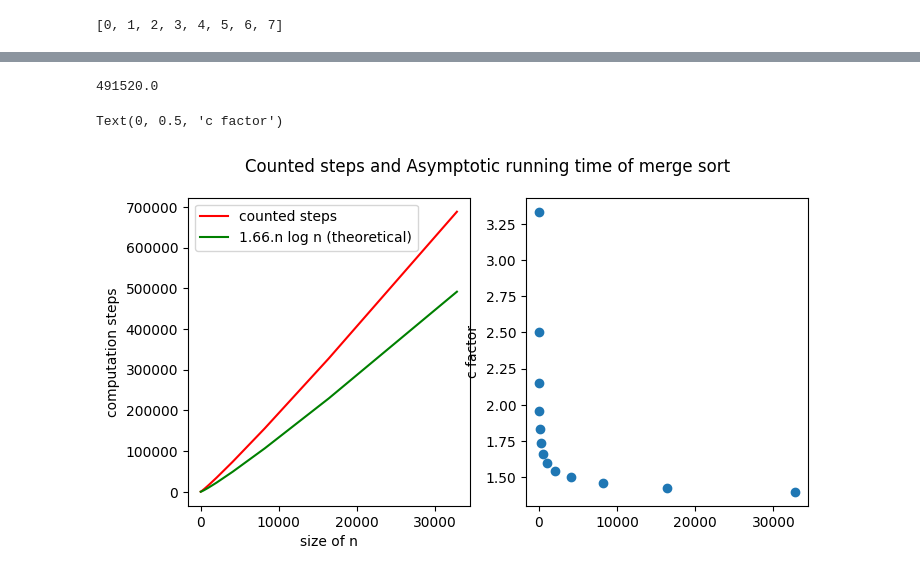
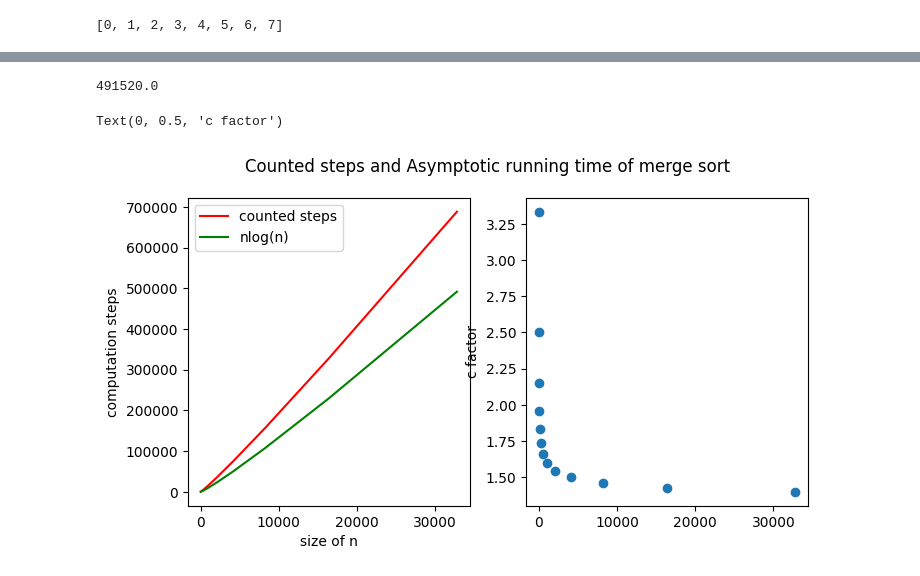
Before and after one commit to JesperSoberg/DAT600, a Jupyter notebook: 1lab/sorting.ipynb, the cells around one changed output, grey strips where cells are left out. Saved outputs shown, nothing was run; the diff lists cells and outputs as text; code cells hidden in the pictures.

```diff
--- a/1lab/sorting.ipynb
+++ b/1lab/sorting.ipynb
@@ -199,35 +199,35 @@ c = []
 length = 8
 for i in range(0, points):
 	clear_output(wait=True)
 	#print(i+1, "/", points)
 	sortedArray = mergeSortSteps(array)
 	array = createArray(length)
 	length *= 2
 	x.append(len(array))
 	y.append(counter)
 	#c.append(sortedArray[1]/len(array)**2)
 	result = (len(array) * math.log(len(array), 2))
 	print(result)
 	c.append(counter/result)
 
 
 for v in x:
 	ref.append( v * (math.log(v, 2)))
 
 
 ax[0].plot(x, y, color="red", label="counted steps")
-ax[0].plot(x, ref, color="green", label= str(round(c[6],2)) + ".n log n (theoretical)" )
+ax[0].plot(x, ref, color="green", label="nlog(n)" )
 ax[0].set_xlabel("size on n")
 ax[0].set_ylabel("computation steps")
 ax[0].legend()
 
 ax[1].scatter(x, c, label="approximation of c")
 ax[0].set_xlabel("size of n")
 ax[1].set_ylabel("c factor")
 # %% [output]
 491520.0
 Text(0, 0.5, 'c factor')
-[figure, old version]
+[figure, new version]
 # %%
 def quicksort(liste, start, slutt):
     steg = 0
```
Also changed, not shown: parts of 8 cells of this notebook.
